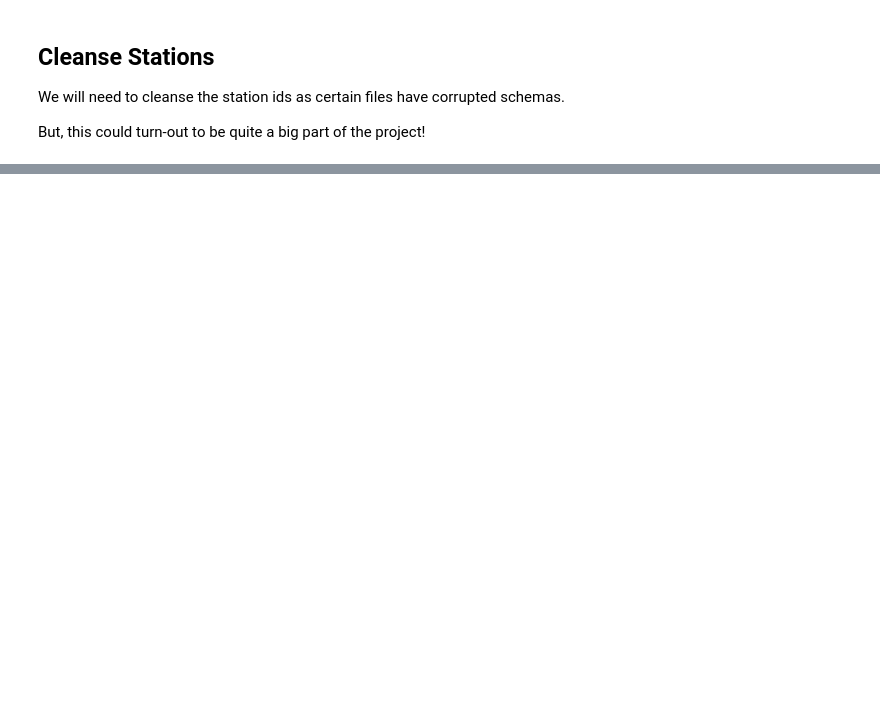
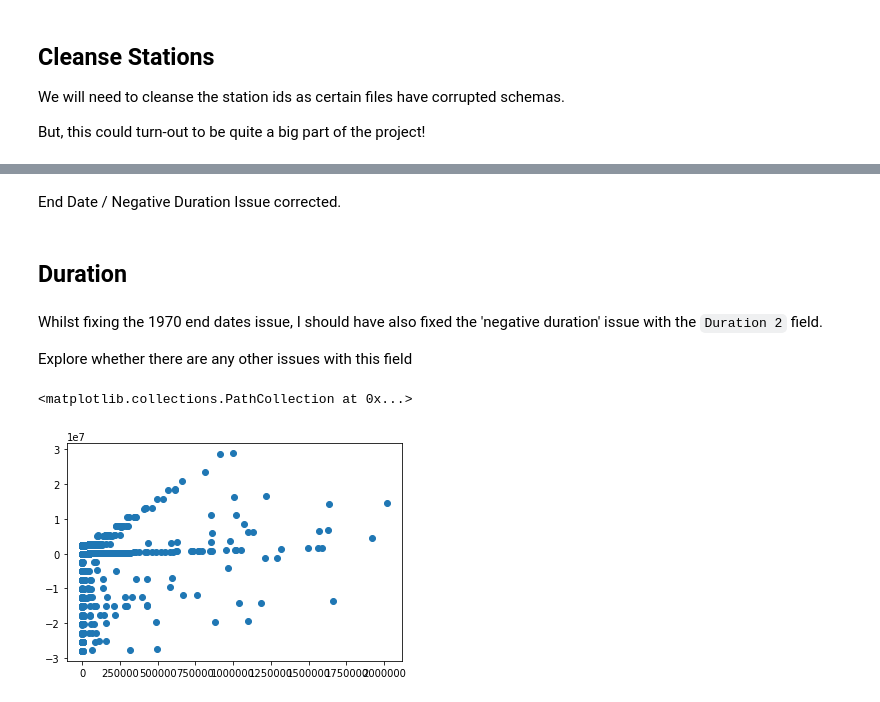
Before and after one commit to Peppers16/tfl_bike_project, a Jupyter notebook: cycleJourneys/journeys_initial_exploration.ipynb, the cells around one changed output, grey strips where cells are left out. Drawn from its saved outputs; the diff is of its cells as text; code cells hidden in the pictures; blank space fills up the shorter version.

```diff
--- a/cycleJourneys/journeys_initial_exploration.ipynb
+++ b/cycleJourneys/journeys_initial_exploration.ipynb
@@ -59,0 +187,15 @@ ModuleNotFoundError: No module named 'matplotlib'
+# %% [markdown]
+End Date / Negative Duration Issue corrected.
+# %% [markdown]
+## Duration
+# %% [markdown]
+Whilst fixing the 1970 end dates issue, I should have also fixed the 'negative duration' issue with the `Duration 2` field.
+
+Explore whether there are any other issues with this field
+# %%
+# Compare Duration 2 field with a manually-calculated duration field to validate
+df_samp['duration_from_dates'] = (df_samp['End Date 2'] - df_samp['Start Date 2'])/np.timedelta64(1,'s')
+plt.scatter(df_samp['Duration 2'].tolist(), df_samp['duration_from_dates'].tolist())
+# %% [output]
+<matplotlib.collections.PathCollection at 0x...>
+[figure, added]
```
Also changed, not shown: parts of 35 cells of this notebook, 2 other files.
